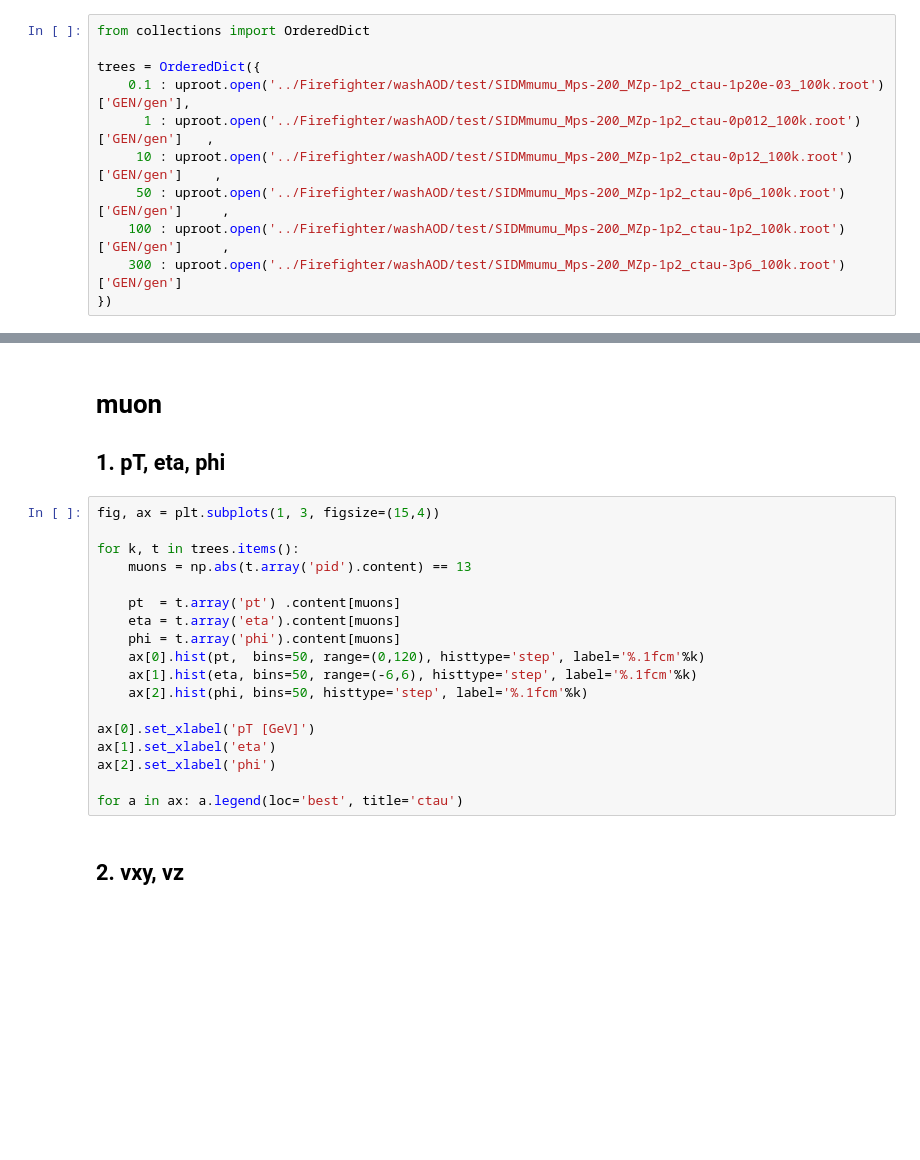
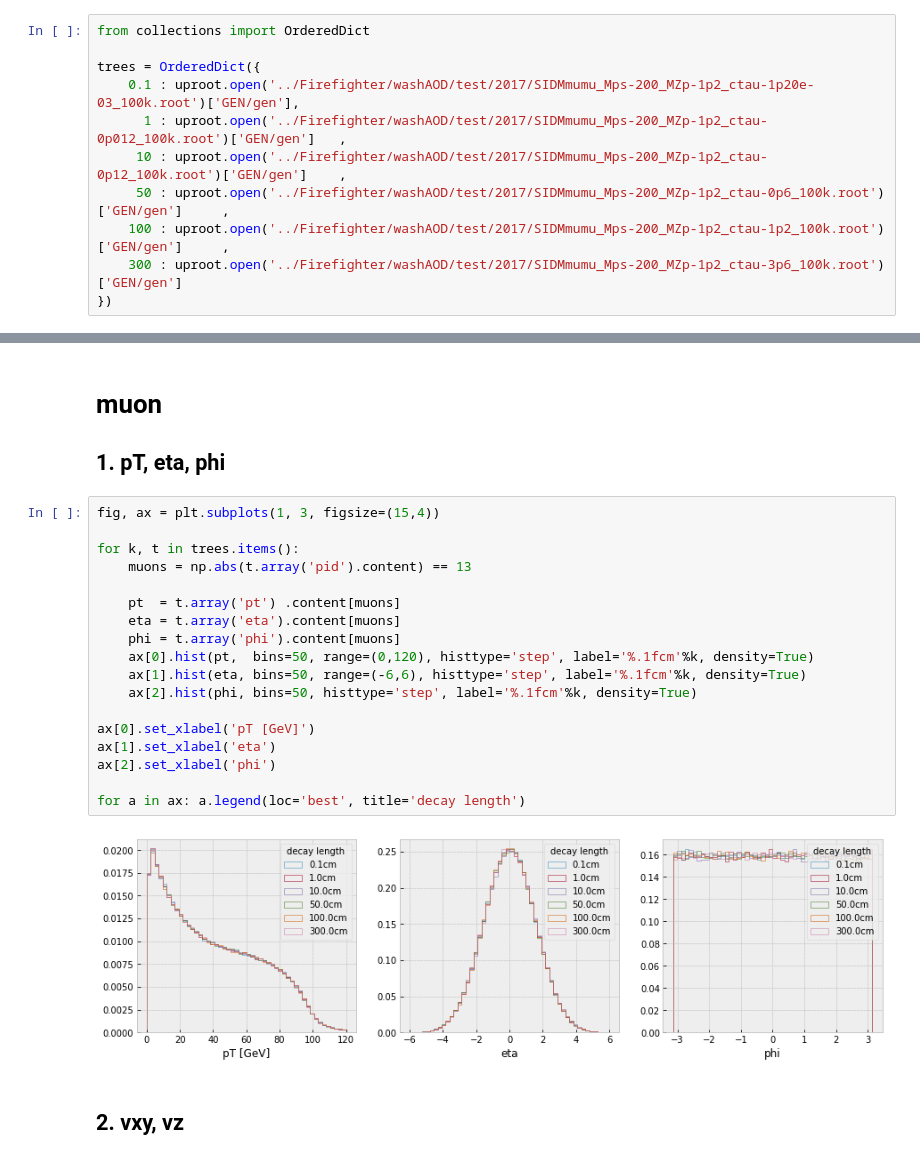
Before and after one commit to afrankenthal/iDM-analysis-plotting, a Jupyter notebook: genInfo.ipynb, the cells around one changed output, grey strips where cells are left out. Saved outputs shown, nothing was run; the diff lists cells and outputs as text; blank space fills up the shorter version.

```diff
--- a/genInfo.ipynb
+++ b/genInfo.ipynb
@@ -20,12 +20,12 @@ plt.style.use('bmh')
 from collections import OrderedDict
 
 trees = OrderedDict({
-    0.1 : uproot.open('../Firefighter/washAOD/test/SIDMmumu_Mps-200_MZp-1p2_ctau-1p20e-03_100k.root')['GEN/gen'],
-      1 : uproot.open('../Firefighter/washAOD/test/SIDMmumu_Mps-200_MZp-1p2_ctau-0p012_100k.root')['GEN/gen']   ,
-     10 : uproot.open('../Firefighter/washAOD/test/SIDMmumu_Mps-200_MZp-1p2_ctau-0p12_100k.root')['GEN/gen']    ,
-     50 : uproot.open('../Firefighter/washAOD/test/SIDMmumu_Mps-200_MZp-1p2_ctau-0p6_100k.root')['GEN/gen']     ,
-    100 : uproot.open('../Firefighter/washAOD/test/SIDMmumu_Mps-200_MZp-1p2_ctau-1p2_100k.root')['GEN/gen']     ,
-    300 : uproot.open('../Firefighter/washAOD/test/SIDMmumu_Mps-200_MZp-1p2_ctau-3p6_100k.root')['GEN/gen']
+    0.1 : uproot.open('../Firefighter/washAOD/test/2017/SIDMmumu_Mps-200_MZp-1p2_ctau-1p20e-03_100k.root')['GEN/gen'],
+      1 : uproot.open('../Firefighter/washAOD/test/2017/SIDMmumu_Mps-200_MZp-1p2_ctau-0p012_100k.root')['GEN/gen']   ,
+     10 : uproot.open('../Firefighter/washAOD/test/2017/SIDMmumu_Mps-200_MZp-1p2_ctau-0p12_100k.root')['GEN/gen']    ,
+     50 : uproot.open('../Firefighter/washAOD/test/2017/SIDMmumu_Mps-200_MZp-1p2_ctau-0p6_100k.root')['GEN/gen']     ,
+    100 : uproot.open('../Firefighter/washAOD/test/2017/SIDMmumu_Mps-200_MZp-1p2_ctau-1p2_100k.root')['GEN/gen']     ,
+    300 : uproot.open('../Firefighter/washAOD/test/2017/SIDMmumu_Mps-200_MZp-1p2_ctau-3p6_100k.root')['GEN/gen']
 })
 # %%
 # for k, df in dfs.items():
@@ -38,21 +53,23 @@ trees[1].keys()
 # %%
 fig, ax = plt.subplots(1, 3, figsize=(15,4))
 
 for k, t in trees.items():
     muons = np.abs(t.array('pid').content) == 13
 
     pt  = t.array('pt') .content[muons]
     eta = t.array('eta').content[muons]
     phi = t.array('phi').content[muons]
-    ax[0].hist(pt,  bins=50, range=(0,120), histtype='step', label='%.1fcm'%k)
-    ax[1].hist(eta, bins=50, range=(-6,6), histtype='step', label='%.1fcm'%k)
-    ax[2].hist(phi, bins=50, histtype='step', label='%.1fcm'%k)
+    ax[0].hist(pt,  bins=50, range=(0,120), histtype='step', label='%.1fcm'%k, density=True)
+    ax[1].hist(eta, bins=50, range=(-6,6), histtype='step', label='%.1fcm'%k, density=True)
+    ax[2].hist(phi, bins=50, histtype='step', label='%.1fcm'%k, density=True)
 
 ax[0].set_xlabel('pT [GeV]')
 ax[1].set_xlabel('eta')
 ax[2].set_xlabel('phi')
 
-for a in ax: a.legend(loc='best', title='ctau')
+for a in ax: a.legend(loc='best', title='decay length')
+# %% [output]
+[figure, added]
 # %% [markdown]
 ## 2. vxy, vz
 # %%
```
Also changed, not shown: parts of 4 cells of this notebook, 2 other files.
